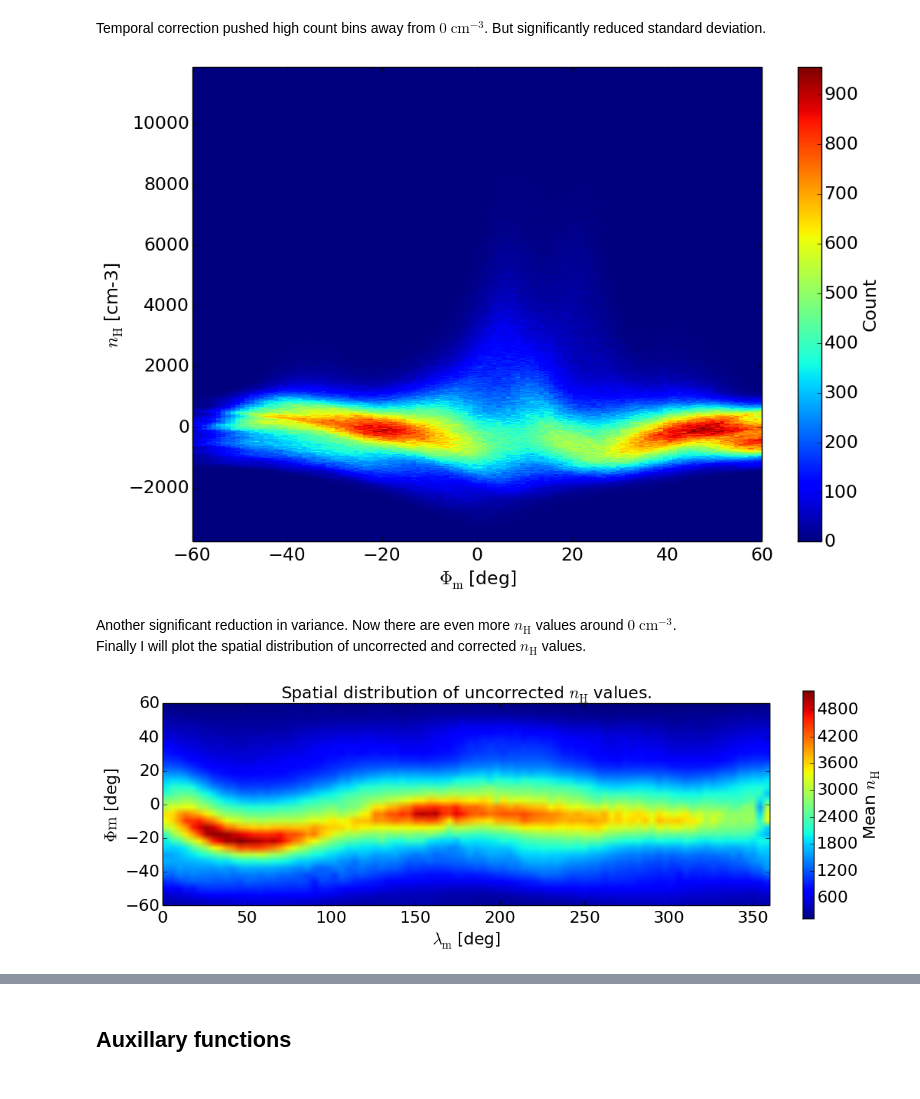
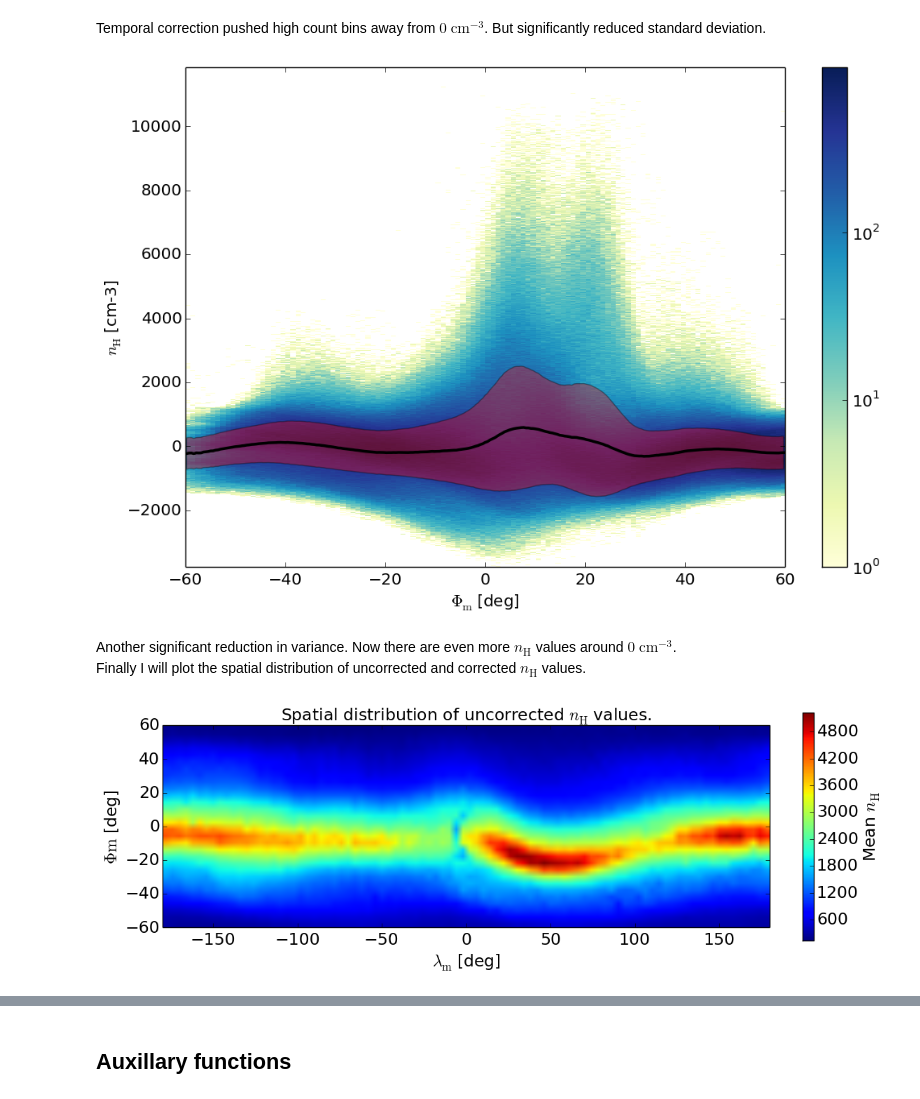
Before and after one commit to bozso/demeter_process, a Jupyter notebook: day_h_corr.ipynb, the cells around one changed output, grey strips where cells are left out. Saved outputs shown, nothing was run; the diff lists cells and outputs as text; code cells hidden in the pictures.

```diff
--- a/day_h_corr.ipynb
+++ b/day_h_corr.ipynb
@@ -195,10 +185,10 @@ The correction reduced standard deviance and pushed $n_{\mathrm{H}}$ values towa
 
 Recalculating time dependence with the $\Phi_{\mathrm{m}}$ corrected $n_{\mathrm{H}}$ values.
 # %%
-cnesjd_mean, _, _ = stats.binned_statistic(day['cnesjd'], day['h'] - h_corr_mlat,
-                                                       statistic='mean', bins=cnesjd_bins)
+cnesjd_h_corr = pr.calc_statitistic(day['cnesjd'], day['h'] - h_corr_mlat,
+                                    statistics=calc_stat, bins=cnesjd_binnum)
 # %%
 # index of non nan values
-not_nan = np.logical_not(np.isnan(cnesjd_mean))
+not_nan = np.logical_not(np.isnan(cnesjd_h_corr['mean']))
 # %% [markdown]
 Plotting histogram of $\Phi_{\mathrm{m}}$ corrected CNES Jd. and $n_{\mathrm{H}}$ values pairs.
@@ -224,6 +207,8 @@ plt.legend();
 Now I will calculate temporal correction, interpolating the CNES Jd. mean $n_{\mathrm{H}}$ values to the observed CNES Jd. time points.
 # %%
 # not using nan values
-h_corr_cnesjd = np.interp(day['cnesjd'], cnesjd_bins[not_nan] + cnesjd_half_bin, cnesjd_mean[not_nan])
+h_corr_cnesjd = np.interp(day['cnesjd'],
+                          cnesjd_h_corr['bins'][not_nan] + cnesjd_h_corr['half_bin'],
+                          cnesjd_h_corr['mean'][not_nan])
 # %% [markdown]
 Histogram of $\Phi_{\mathrm{m}}$ and temporally corrected $n_{\mathrm{H}}$ values.
@@ -245,20 +222,17 @@ cbar.ax.tick_params(labelsize=17)
 # %% [markdown]
 Temporal correction pushed high count bins away from $0$ $\mathrm{cm}^{-3}$. But significantly reduced standard deviation.
+# %%
+mlat_h_ccorr = pr.calc_statitistic(day['mlat'], day['h'] - h_corr_mlat- h_corr_cnesjd,
+                                    statistics=calc_stat, bins=cnesjd_binnum)
 # %%
 # plotting 2d histogram and H+ ion median values in bins
 plt.figure(figsize=(12,8), dpi=100)
 
-plt.xlabel(r'$\Phi_{\mathrm{m}}$ [deg]', size=17)
-plt.ylabel(r'$n_{\mathrm{H}}$ [cm-3]', size=17)
-plt.tick_params(labelsize=17)
-
-plt.hist2d(day['mlat'], day['h'] - h_corr_mlat - h_corr_cnesjd, bins=[mlat_binnum, h_binnum])
-
-cbar = plt.colorbar()
-cbar.set_label('Count', size=17)
-cbar.ax.tick_params(labelsize=17)
+pr.hist2(day['mlat'], day['h'] - h_corr_mlat - h_corr_cnesjd,
+         axis_labels=[r'$\Phi_{\mathrm{m}}$ [deg]', r'$n_{\mathrm{H}}$ [cm-3]'], bins=[mlat_binnum, h_binnum])
+pr.plot_statistic(mlat_h_ccorr, shaded='std', color='r', alpha=0.35)
 # %% [output]
-[figure, old version]
+[figure, new version]
 # %% [markdown]
 Another significant reduction in variance. Now there are even more $n_{\mathrm{H}}$ values around $0$ $\mathrm{cm}^{-3}$.
 Finally I will plot the spatial distribution of uncorrected and corrected $n_{\mathrm{H}}$ values.
@@ -273,14 +247,14 @@ plt.xlabel(r'$\lambda_{\mathrm{m}}$ [deg]', size=17)
 plt.ylabel(r'$\Phi{\mathrm{m}}$ [deg]', size=17)
 plt.tick_params(labelsize=17)
 
-im = plt.imshow(h_median.T, interpolation=None,
+im = plt.imshow(h_mean.T, interpolation=None,
            extent=[mlon_edges[0], mlon_edges[-1], mlat_edges[0], mlat_edges[-1]]);
 
 cbar = plt.colorbar(fraction=0.0175)
 cbar.set_label('Mean $n_{\mathrm{H}}$', size=17)
 cbar.ax.tick_params(labelsize=17)
 # %% [output]
-[figure, old version]
+[figure, new version]
 # %%
 h_mean_corr, _, _, _ = stats.binned_statistic_2d(day['mlon'], day['mlat'], day['h'] - h_corr_mlat - h_corr_cnesjd,
                                                               statistic='mean', bins=[90, 30])
```
Also changed, not shown: parts of 19 cells of this notebook, 2 other files.
